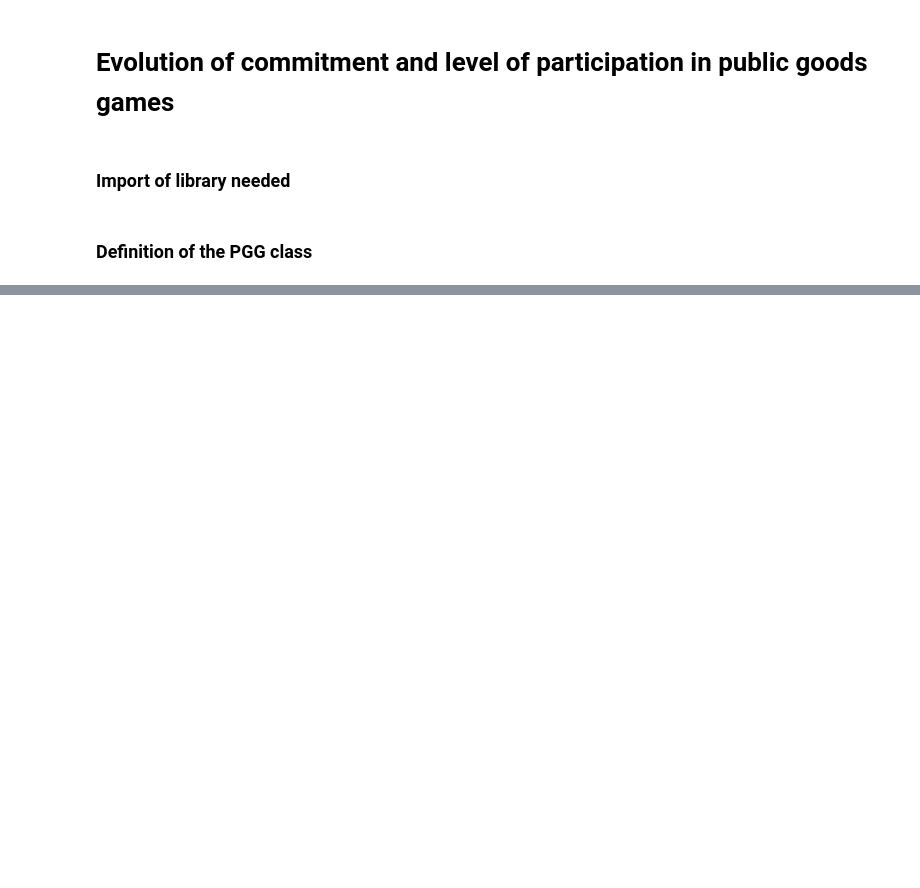
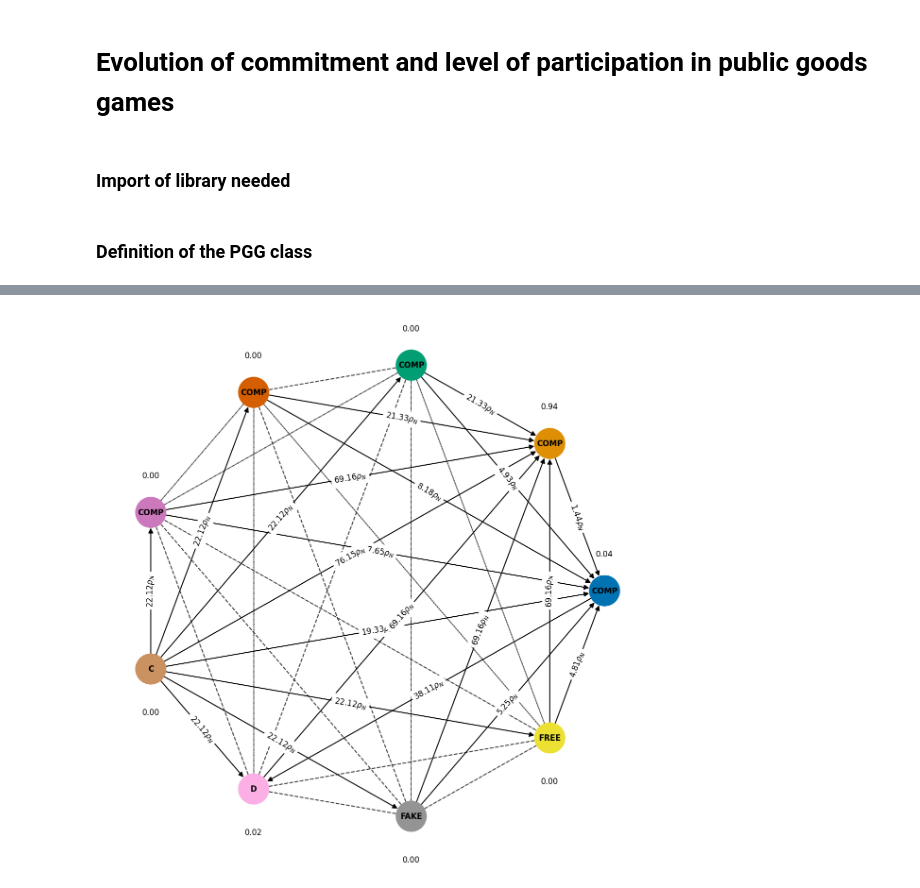
Before and after one commit to Teytey2002/Projet_Learning, a Jupyter notebook: Project.ipynb, the cells around one changed output, grey strips where cells are left out. Drawn from its saved outputs; the diff is of its cells as text; code cells hidden in the pictures; blank space fills up the shorter version.

```diff
--- a/Project.ipynb
+++ b/Project.ipynb
@@ -128,0 +324,27 @@ class PGGwithPunishment(AbstractNPlayerGame):
+# %%
+# Parameters of the game:
+strategy_labels = ["COMP1", "COMP2", "COMP3", "COMP4", "COMP5", "C", "D", "FAKE", "FREE"]
+nb_strategies = len(strategy_labels)
+F=2
+# %%
+game = PGGWithCommitment(group_size, c, r, eps, F, delta)
+evolver = PairwiseComparison(Z, game)
+transition_matrix,fixation_probabilities = evolver.calculate_transition_and_fixation_matrix_sml(beta)
+stationary_distribution = calculate_stationary_distribution(transition_matrix.transpose())
+# %%
+fig, ax = plt.subplots(figsize=(10, 10), dpi=150)
+G = draw_invasion_diagram(strategy_labels,
+                       1/Z,
+                       fixation_probabilities,
+                       stationary_distribution,
+                       node_size=1000,
+                       font_size_node_labels=8,
+                       font_size_edge_labels=8,
+                       font_size_sd_labels=8,
+                       edge_width=1,
+                       min_strategy_frequency=-0.1,
+                       ax=ax)
+plt.axis('off')
+plt.show() # display
+# %% [output]
+[figure, added]
```
Also changed, not shown: parts of 10 cells of this notebook, 1 other file.
